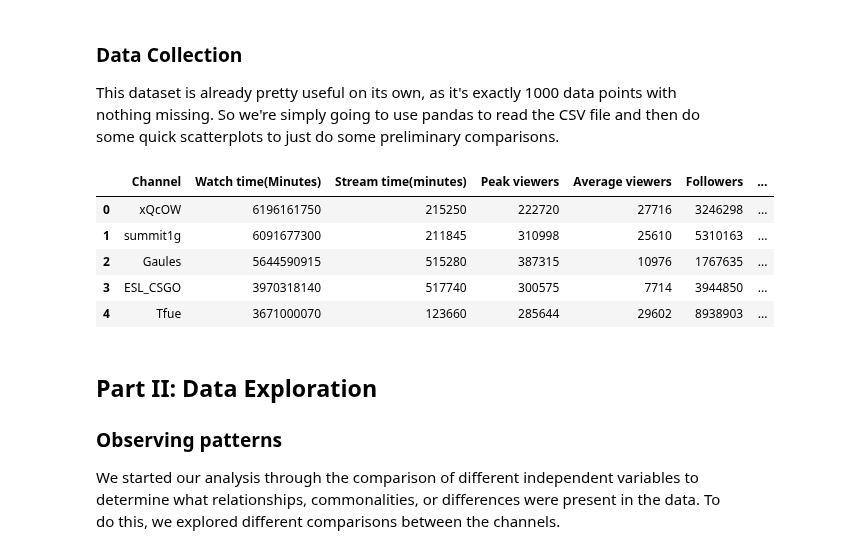
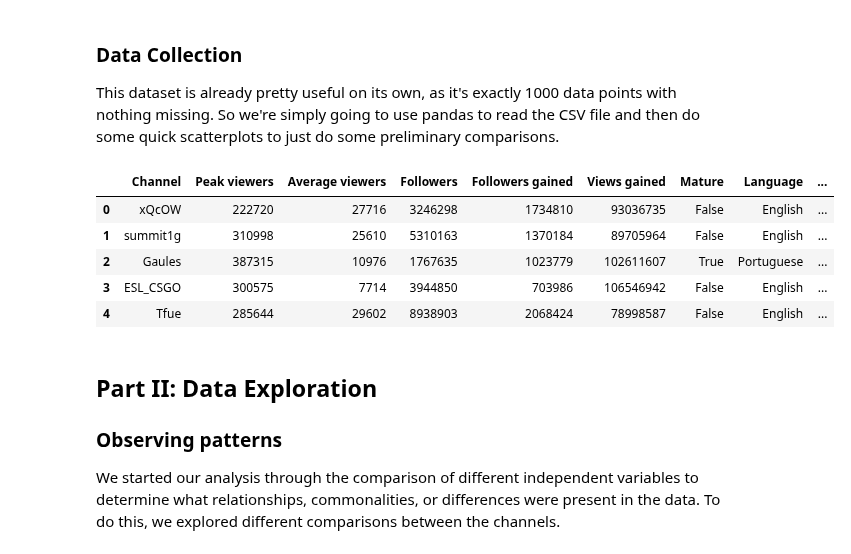
Before and after one commit to BeanutPutters/BeanutPutters.github.io, a Jupyter notebook: project0/Final.ipynb, the cells around one changed output. Drawn from its saved outputs; the diff is of its cells as text; code cells hidden in the pictures.

```diff
--- a/project0/Final.ipynb
+++ b/project0/Final.ipynb
@@ -46,29 +46,31 @@ import matplotlib.colors as mcolors
 This dataset is already pretty useful on its own, as it's exactly 1000 data points with nothing missing. So we're simply going to use pandas to read the CSV file and then do some quick scatterplots to just do some preliminary comparisons.
 # %%
 data = pd.read_csv("twitchdata-update.csv")
-# Dropping attributes unused in our analysis
-data = data.drop(['Partnered'],axis = 1)
 
 # Modifying data with extra rows for analysis/cleaning
 def convertwt(row):
     n = float(row["Watch time(Minutes)"])/60/60
     return n
 def convertst(row):
     n = float(row["Stream time(minutes)"])/60/60
     return n
 
 data["Watch time(days)"] = data.apply(lambda row:
                                       convertwt(row),axis = 1)
 data["Stream time(days)"] = data.apply(lambda row:
                                        convertst(row),axis = 1)
+# Dropping attributes unused in our analysis
+data = data.drop(['Partnered', 'Watch time(Minutes)','Stream time(minutes)'],axis = 1)
+
+
 data.head()
 # %% [output]
-|  | Channel | Watch time(Minutes) | Stream time(minutes) | Peak viewers | Average viewers | Followers | ... |
-| 0 | xQcOW | 6196161750 | 215250 | 222720 | 27716 | 3246298 | ... |
-| 1 | summit1g | 6091677300 | 211845 | 310998 | 25610 | 5310163 | ... |
-| 2 | Gaules | 5644590915 | 515280 | 387315 | 10976 | 1767635 | ... |
-| 3 | ESL_CSGO | 3970318140 | 517740 | 300575 | 7714 | 3944850 | ... |
-| 4 | Tfue | 3671000070 | 123660 | 285644 | 29602 | 8938903 | ... |
+|  | Channel | Peak viewers | Average viewers | Followers | Followers gained | Views gained | Mature | Language | ... |
+| 0 | xQcOW | 222720 | 27716 | 3246298 | 1734810 | 93036735 | False | English | ... |
+| 1 | summit1g | 310998 | 25610 | 5310163 | 1370184 | 89705964 | False | English | ... |
+| 2 | Gaules | 387315 | 10976 | 1767635 | 1023779 | 102611607 | True | Portuguese | ... |
+| 3 | ESL_CSGO | 300575 | 7714 | 3944850 | 703986 | 106546942 | False | English | ... |
+| 4 | Tfue | 285644 | 29602 | 8938903 | 2068424 | 78998587 | False | English | ... |
 # %% [markdown]
 ## Part II: Data Exploration
 
```
Also changed, not shown: parts of 10 cells of this notebook.
